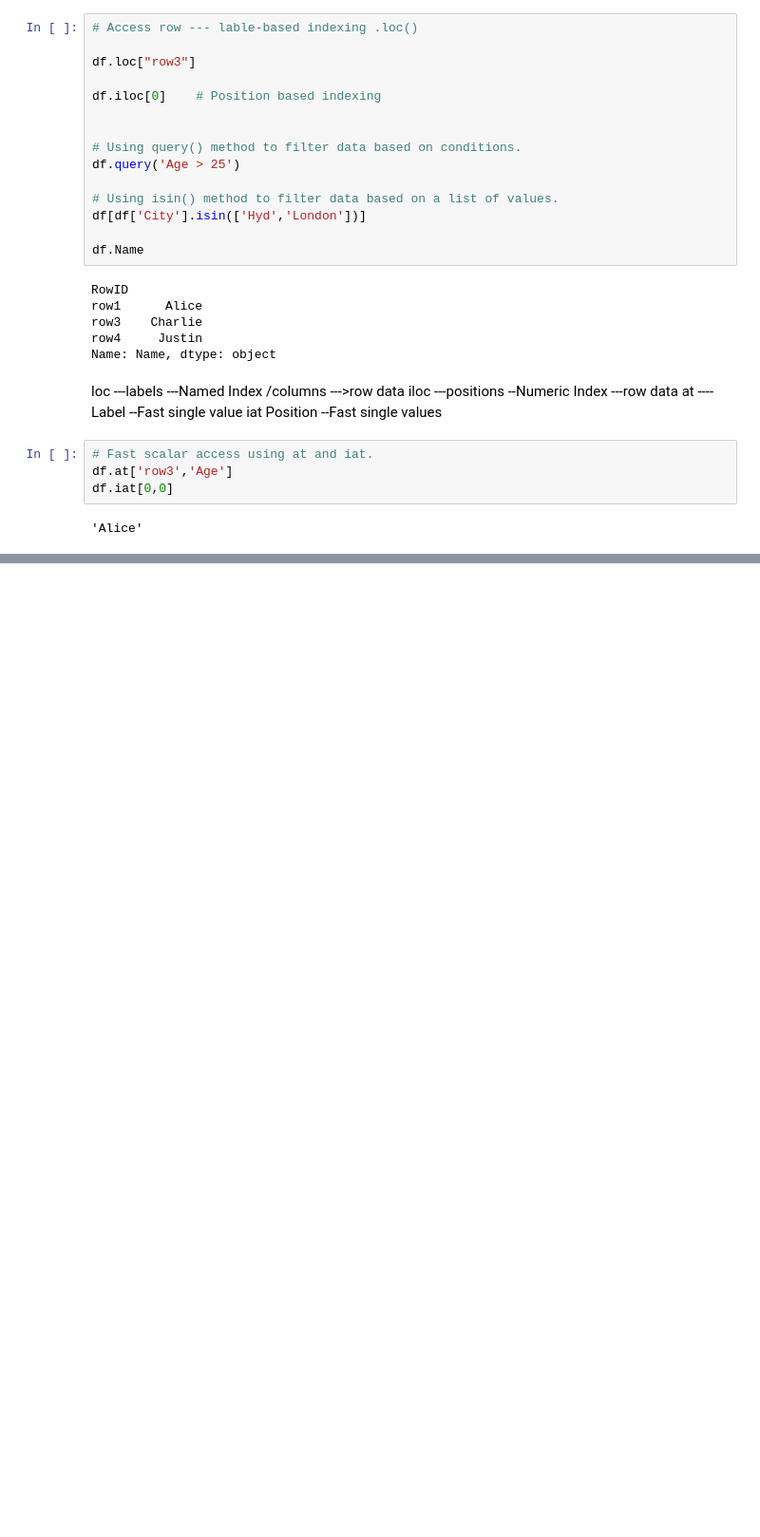
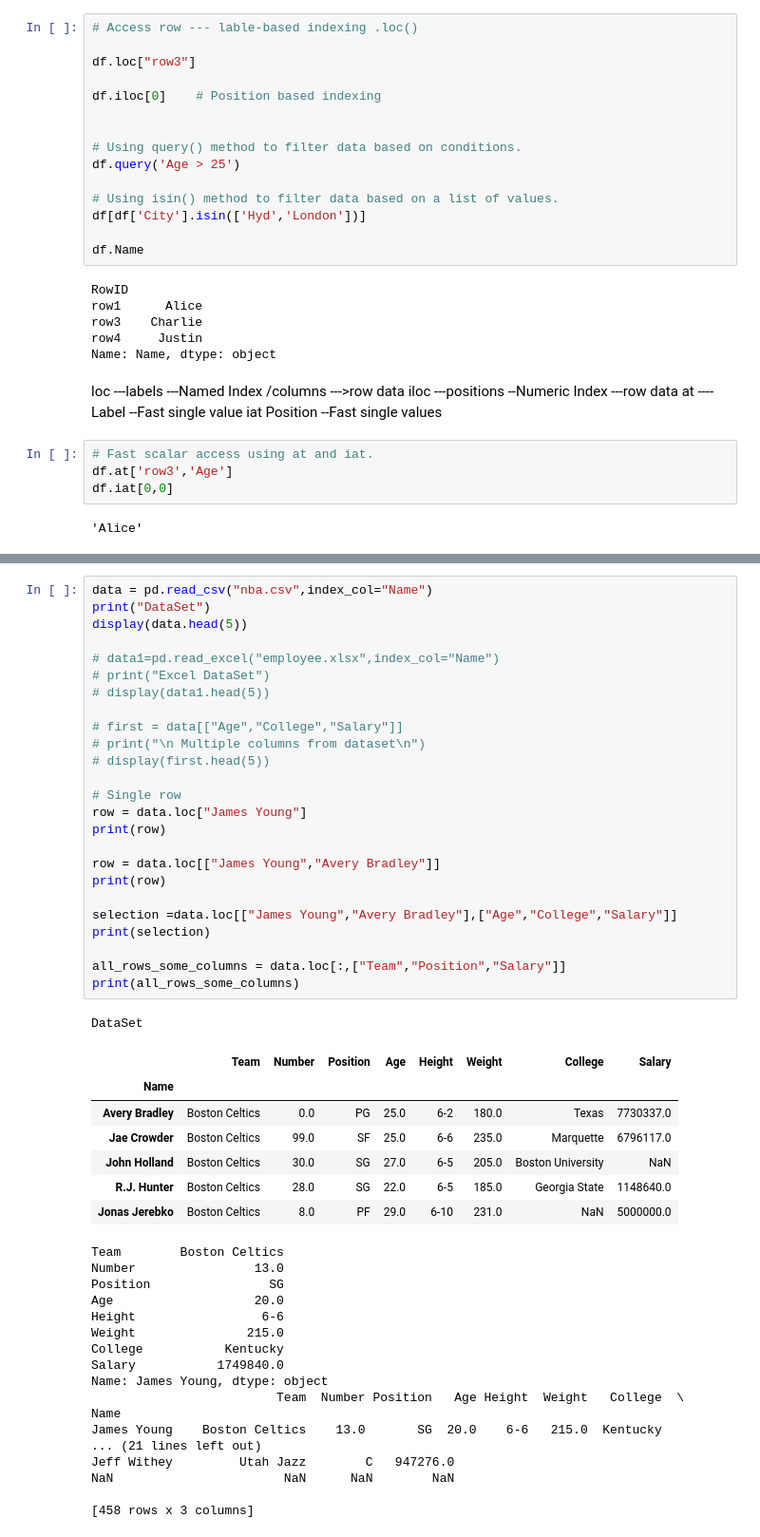
Before and after one commit to LokeshBachu/Python22-2026, a Jupyter notebook: Pandas.ipynb, the cells around one changed output, grey strips where cells are left out. Shown at 95% size. Drawn from its saved outputs; the diff is of its cells as text; blank space fills up the shorter version.

```diff
--- a/Pandas.ipynb
+++ b/Pandas.ipynb
@@ -794,0 +983,51 @@ df.iat[0,0]
+# %%
+data = pd.read_csv("nba.csv",index_col="Name")
+print("DataSet")
+display(data.head(5))
+
+# data1=pd.read_excel("employee.xlsx",index_col="Name")
+# print("Excel DataSet")
+# display(data1.head(5))
+
+# first = data[["Age","College","Salary"]]
+# print("\n Multiple columns from dataset\n")
+# display(first.head(5))
+
+# Single row
+row = data.loc["James Young"]
+print(row)
+
+row = data.loc[["James Young","Avery Bradley"]]
+print(row)
+
+selection =data.loc[["James Young","Avery Bradley"],["Age","College","Salary"]]
+print(selection)
+
+all_rows_some_columns = data.loc[:,["Team","Position","Salary"]]
+print(all_rows_some_columns)
+# %% [output]
+DataSet
+|  | Team | Number | Position | Age | Height | Weight | College | Salary |
+| Name |  |  |  |  |  |  |  |  |
+| Avery Bradley | Boston Celtics | 0.0 | PG | 25.0 | 6-2 | 180.0 | Texas | 7730337.0 |
+| Jae Crowder | Boston Celtics | 99.0 | SF | 25.0 | 6-6 | 235.0 | Marquette | 6796117.0 |
+| John Holland | Boston Celtics | 30.0 | SG | 27.0 | 6-5 | 205.0 | Boston University | NaN |
+| R.J. Hunter | Boston Celtics | 28.0 | SG | 22.0 | 6-5 | 185.0 | Georgia State | 1148640.0 |
+| Jonas Jerebko | Boston Celtics | 8.0 | PF | 29.0 | 6-10 | 231.0 | NaN | 5000000.0 |
+Team        Boston Celtics
+Number                13.0
+Position                SG
+Age                   20.0
+Height                 6-6
+Weight               215.0
+College           Kentucky
+Salary           1749840.0
+Name: James Young, dtype: object
+                         Team  Number Position   Age Height  Weight   College  \
+Name
+James Young    Boston Celtics    13.0       SG  20.0    6-6   215.0  Kentucky
+... (21 lines left out)
+Jeff Withey         Utah Jazz        C   947276.0
+NaN                       NaN      NaN        NaN
+
+[458 rows x 3 columns]
```
Also changed, not shown: parts of 9 cells of this notebook.
